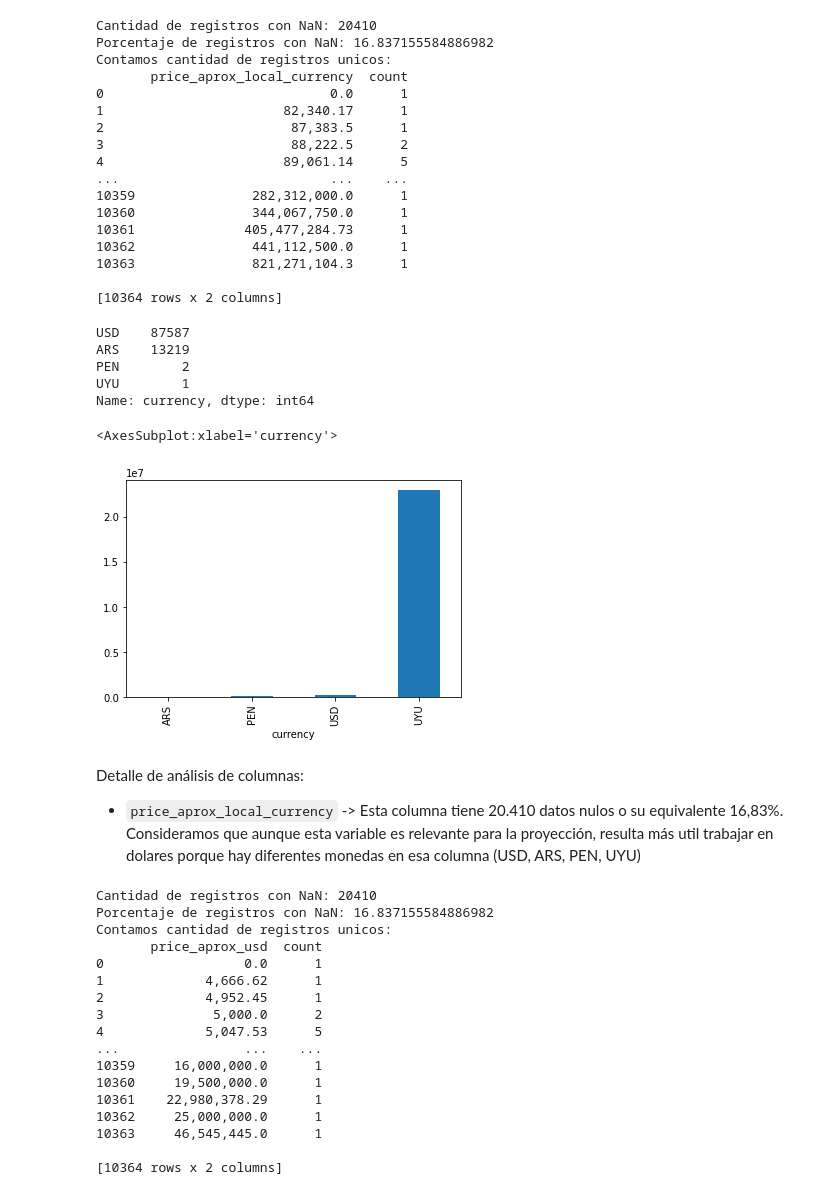
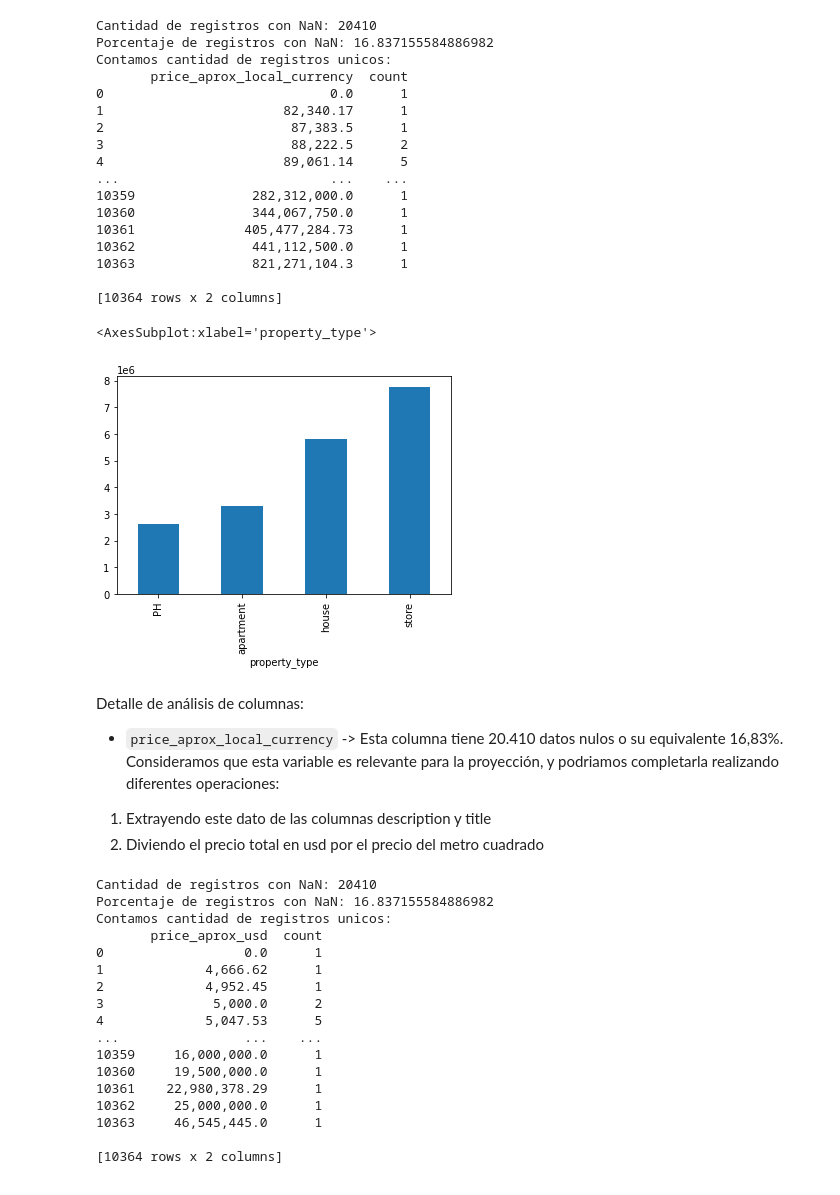
Before and after one commit to carpe-diem/DH-TP1-clear-data-properati, a Jupyter notebook: src/Gloria.ipynb, the cells around one changed output. Saved outputs shown, nothing was run; the diff lists cells and outputs as text; code cells hidden in the pictures.

```diff
--- a/src/Gloria.ipynb
+++ b/src/Gloria.ipynb
@@ -159,21 +158,16 @@ Contamos cantidad de registros unicos:
 10363               821,271,104.3      1
 
 [10364 rows x 2 columns]
-# %%
-print(data.currency.value_counts())
-
-data.groupby('currency')['price_aprox_usd'].mean().plot.bar()
-# %% [output]
-USD    87587
-ARS    13219
-PEN        2
-UYU        1
-Name: currency, dtype: int64
-<AxesSubplot:xlabel='currency'>
-[figure, removed]
+# %%
+data.groupby('property_type')['price_aprox_local_currency'].mean().plot.bar()
+# %% [output]
+<AxesSubplot:xlabel='property_type'>
+[figure, added]
 # %% [markdown]
 Detalle de análisis de columnas:
-* `price_aprox_local_currency` -> Esta columna tiene 20.410 datos nulos o su equivalente 16,83%. Consideramos que aunque esta variable es relevante para la proyección, resulta más util trabajar en dolares porque hay diferentes monedas en esa columna (USD, ARS, PEN, UYU)
+* `price_aprox_local_currency` -> Esta columna tiene 20.410 datos nulos o su equivalente 16,83%. Consideramos que esta variable es relevante para la proyección, y podriamos completarla realizando diferentes operaciones:
+1. Extrayendo este dato de las columnas description y title
+2. Diviendo el precio total en usd por el precio del metro cuadrado
 # %%
 # Columna price_aprox_usd: revisamos que opciones tiene, o si se repite lo mismo.
 print(f'Cantidad de registros con NaN: {data.price_aprox_usd.isnull().sum()}')
```
Also changed, not shown: parts of 17 cells of this notebook, 7 other files.
